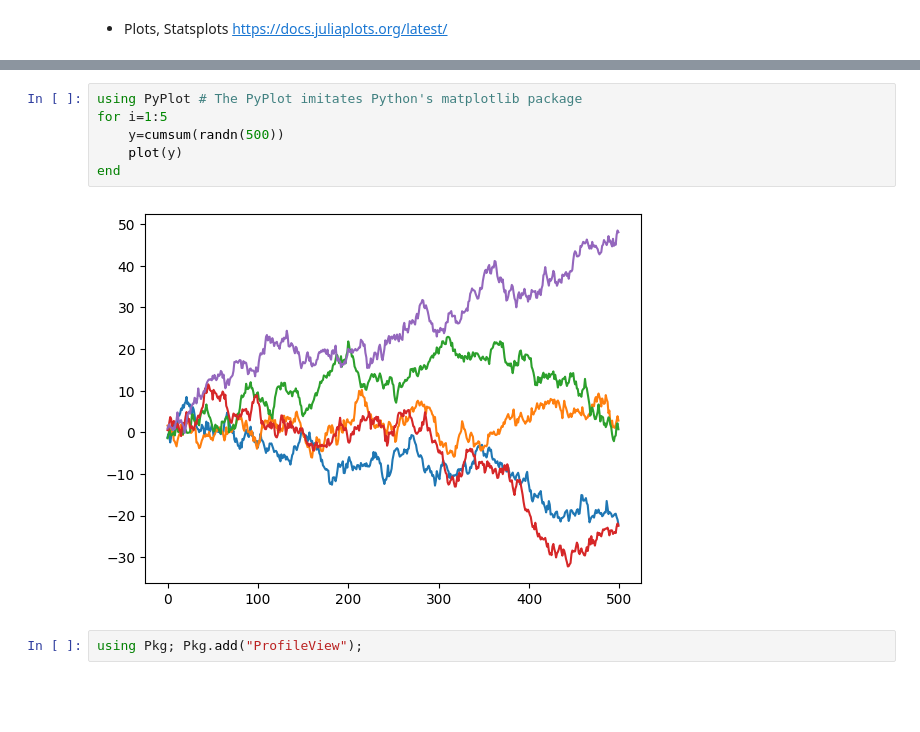
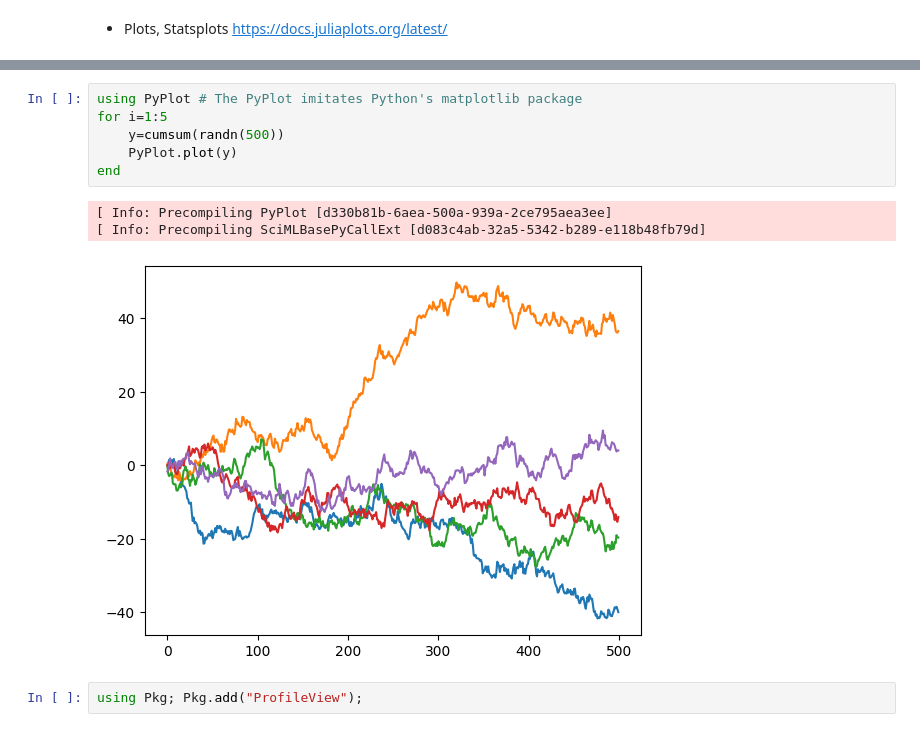
Before and after one commit to polyactis/julia-prob-programming, a Jupyter notebook: 03_julia_intro.ipynb, the cells around one changed output, grey strips where cells are left out. Drawn from its saved outputs; the diff is of its cells as text; blank space fills up the shorter version.

```diff
--- a/03_julia_intro.ipynb
+++ b/03_julia_intro.ipynb
@@ -26,11 +41,13 @@ WARNING: using Plots.plot in module Main conflicts with an existing identifier.
 # %%
 using PyPlot # The PyPlot imitates Python's matplotlib package
 for i=1:5
     y=cumsum(randn(500))
-    plot(y)
+    PyPlot.plot(y)
 end
 # %% [output]
+[ Info: Precompiling PyPlot [d330b81b-6aea-500a-939a-2ce795aea3ee]
+[ Info: Precompiling SciMLBasePyCallExt [d083c4ab-32a5-5342-b289-e118b48fb79d]
-[figure, old version]
+[figure, new version]
 # %%
 using Pkg; Pkg.add("ProfileView");
 # %% [output]
```
Also changed, not shown: parts of 3 cells of this notebook, 3 other files.
